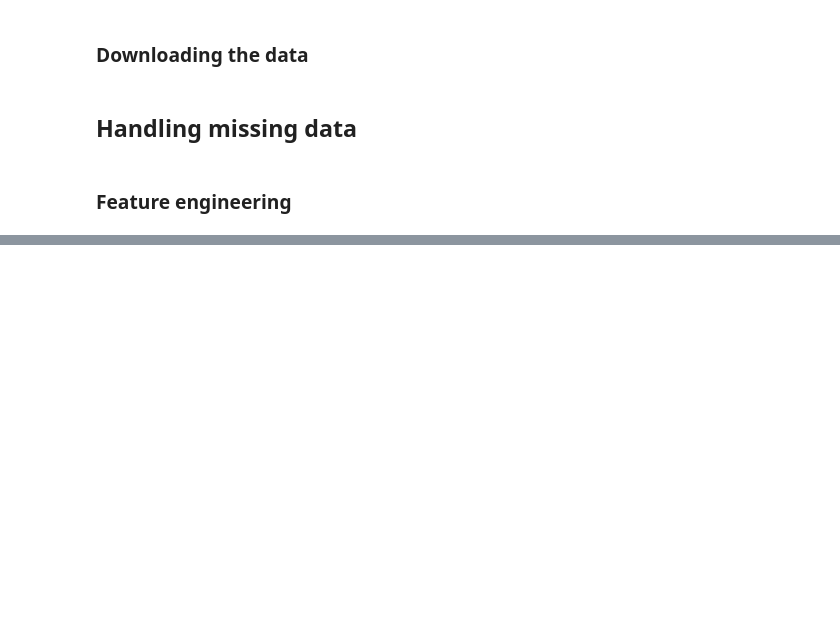
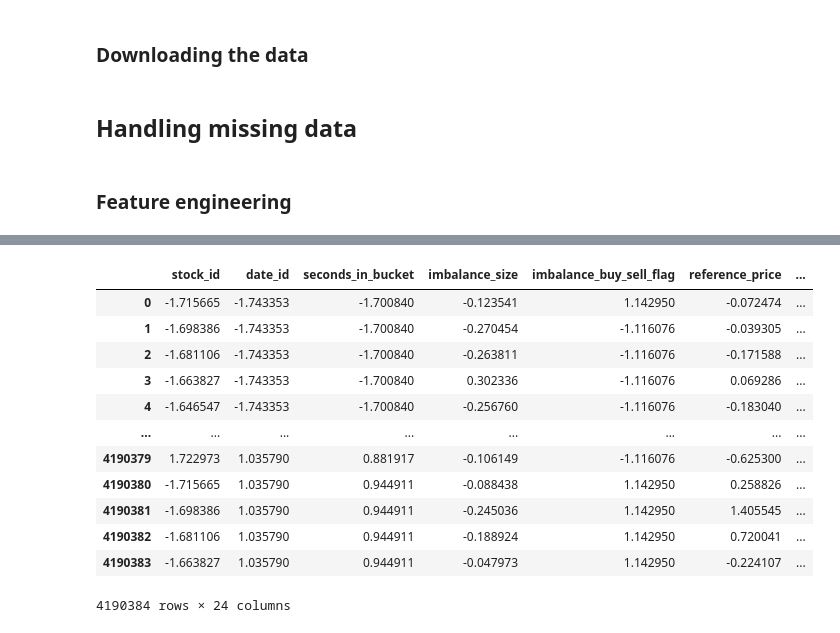
Before and after one commit to koywan18/Optiver_challenge, a Jupyter notebook: optiver-trading-at-the-close/Optiver_v2_Charlie.ipynb, the cells around one changed output, grey strips where cells are left out. Saved outputs shown, nothing was run; the diff lists cells and outputs as text; code cells hidden in the pictures; blank space fills up the shorter version.

```diff
--- a/optiver-trading-at-the-close/Optiver_v2_Charlie.ipynb
+++ b/optiver-trading-at-the-close/Optiver_v2_Charlie.ipynb
@@ -124,6 +126,22 @@ pipeline = Pipeline([
     ('feature_engineering', FunctionTransformer(create_features)),
     ('regressor', catboost_model)
 ])
+# %%
+X_train
+# %% [output]
+|  | stock_id | date_id | seconds_in_bucket | imbalance_size | imbalance_buy_sell_flag | reference_price | ... |
+| 0 | -1.715665 | -1.743353 | -1.700840 | -0.123541 | 1.142950 | -0.072474 | ... |
+| 1 | -1.698386 | -1.743353 | -1.700840 | -0.270454 | -1.116076 | -0.039305 | ... |
+| 2 | -1.681106 | -1.743353 | -1.700840 | -0.263811 | -1.116076 | -0.171588 | ... |
+| 3 | -1.663827 | -1.743353 | -1.700840 | 0.302336 | -1.116076 | 0.069286 | ... |
+| 4 | -1.646547 | -1.743353 | -1.700840 | -0.256760 | -1.116076 | -0.183040 | ... |
+| ... | ... | ... | ... | ... | ... | ... | ... |
+| 4190379 | 1.722973 | 1.035790 | 0.881917 | -0.106149 | -1.116076 | -0.625300 | ... |
+| 4190380 | -1.715665 | 1.035790 | 0.944911 | -0.088438 | 1.142950 | 0.258826 | ... |
+| 4190381 | -1.698386 | 1.035790 | 0.944911 | -0.245036 | 1.142950 | 1.405545 | ... |
+| 4190382 | -1.681106 | 1.035790 | 0.944911 | -0.188924 | 1.142950 | 0.720041 | ... |
+| 4190383 | -1.663827 | 1.035790 | 0.944911 | -0.047973 | 1.142950 | -0.224107 | ... |
+4190384 rows × 24 columns
 # %%
 # Train the pipeline on the training set
 pipeline.fit(X_train, y_train)
```
Also changed, not shown: parts of 15 cells of this notebook, 6 other files.
